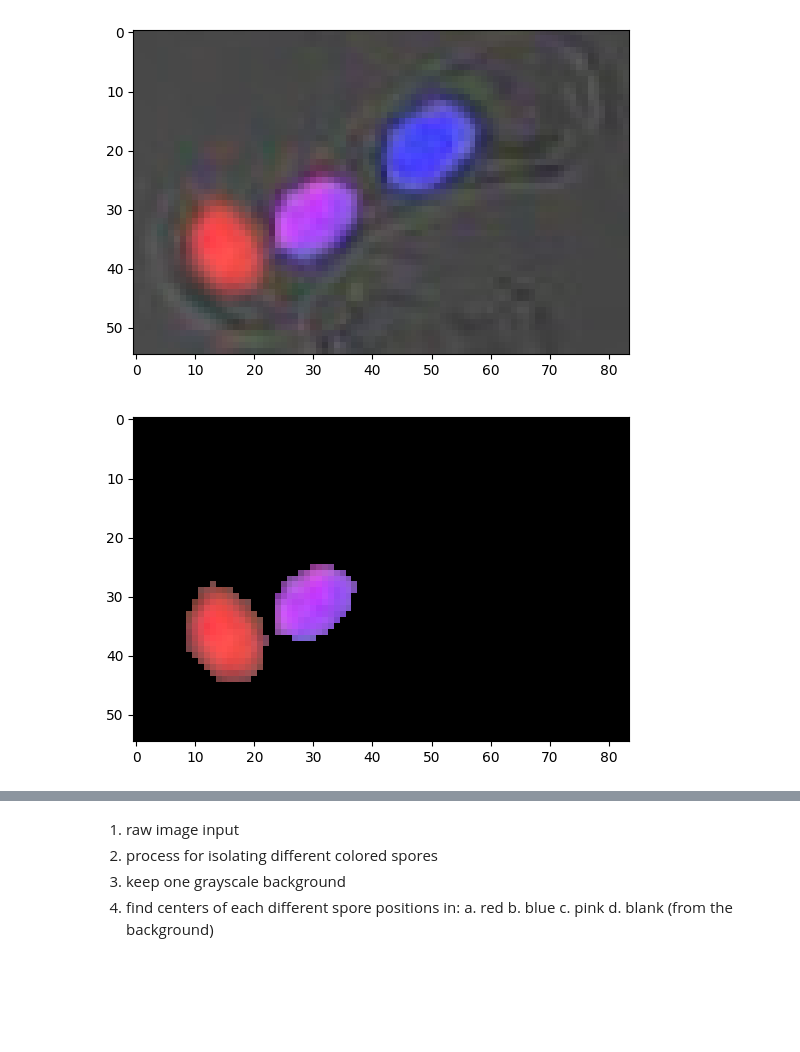
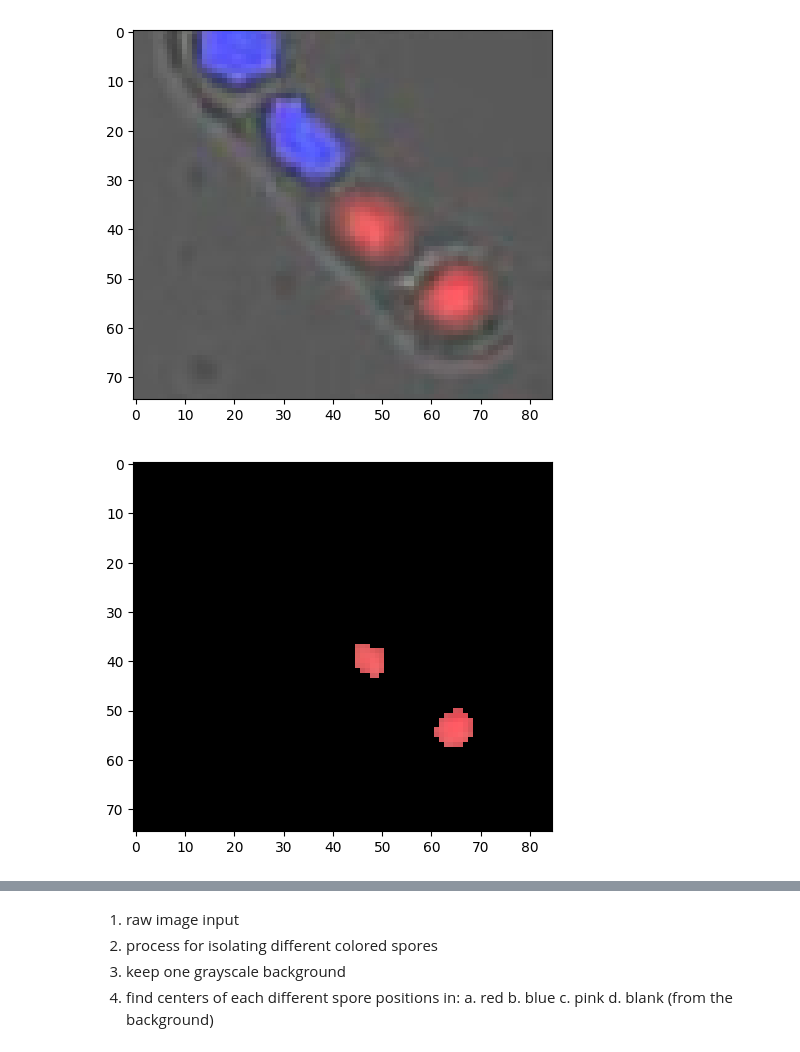
Before and after one commit to randomstuff07/little-colourful-things, a Jupyter notebook: cell_separation.ipynb, the cells around one changed output, grey strips where cells are left out. Drawn from its saved outputs; the diff is of its cells as text; code cells hidden in the pictures; blank space fills up the shorter version.

```diff
--- a/cell_separation.ipynb
+++ b/cell_separation.ipynb
@@ -357,20 +357,20 @@ for image in individual_cells:
 # %%
 import os
 import cv2
 import PIL
 import matplotlib.pyplot as plt
 import numpy as np
 import imutils
-image = cv2.imread('/Users/aaditmahajan/Documents/segregation_data/mi_pssc/0316-0525.png')
+image = cv2.imread('/Users/aaditmahajan/Documents/segregation_data/normal/0051-0982.png')
 plt.imshow(image)
 
 plt.show()
 # %% [output]
-[figure, old version]
+[figure, new version]
 # %%
 result = image.copy()
 hsv = cv2.cvtColor(image, cv2.COLOR_BGR2HSV)
-lower_blue = np.array([120, 0, 20])
+lower_blue = np.array([210, 0, 20])
 upper_blue = np.array([255, 255, 255])
 mask_blue = cv2.inRange(image, lower_blue, upper_blue)
 result_red = cv2.bitwise_and(image, image, mask = mask_blue)
@@ -378,7 +378,7 @@ result_red = cv2.bitwise_and(image, image, mask = mask_blue)
 plt.imshow(result_red)
 plt.show()
 # %% [output]
-[figure, old version]
+[figure, new version]
 # %%
 lower1 = np.array([0, 100, 20])
 upper1 = np.array([10, 255, 255])
```
Also changed, not shown: parts of 13 cells of this notebook.
